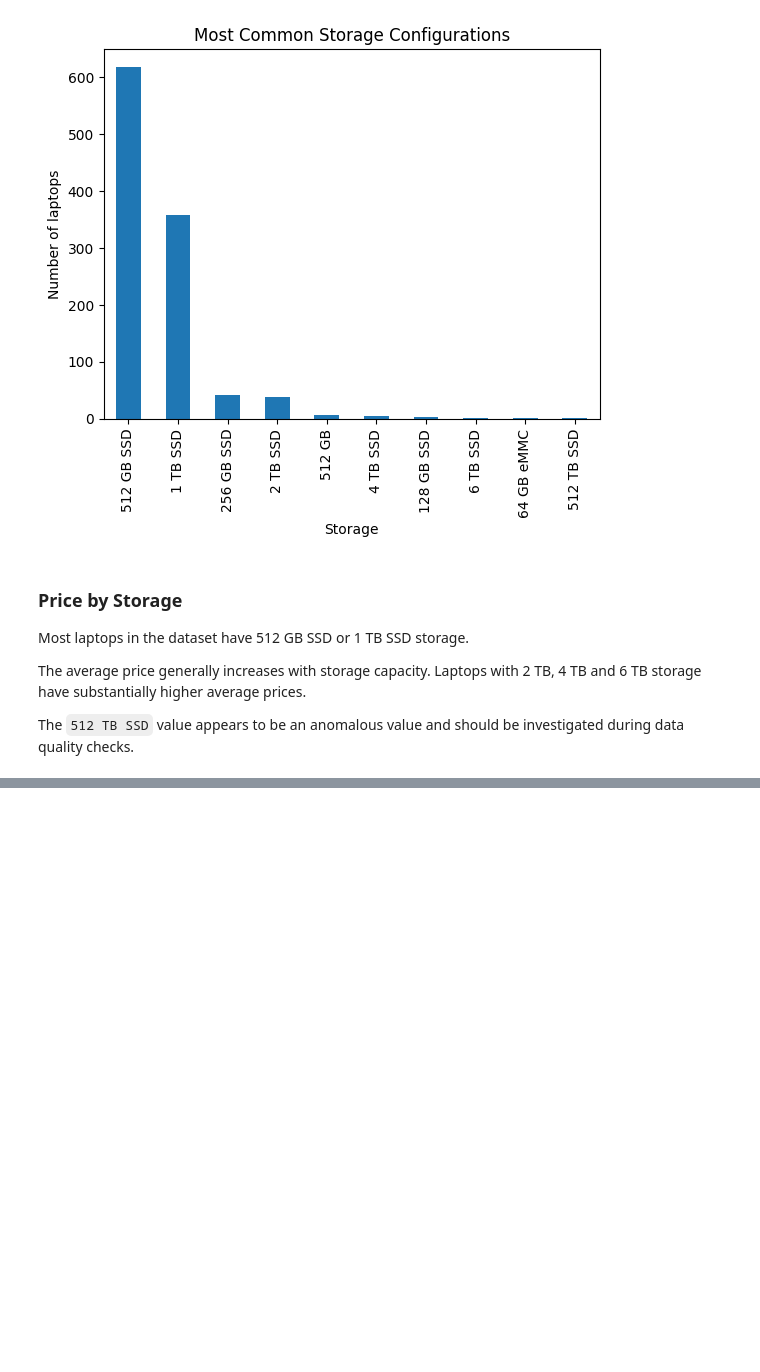
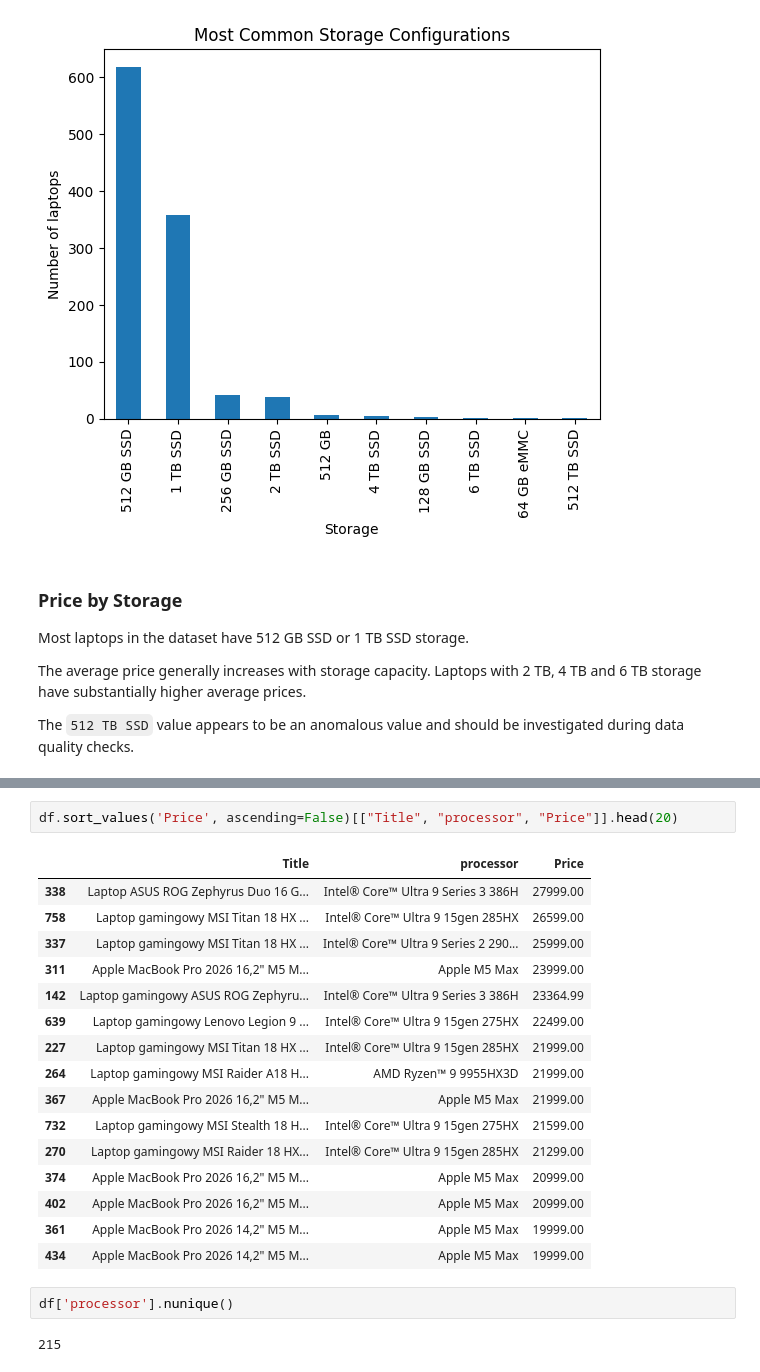
Before and after one commit to rishchuk/laptop-analysis, a Jupyter notebook: laptop_analysis.ipynb, the cells around one changed output, grey strips where cells are left out. Saved outputs shown, nothing was run; the diff lists cells and outputs as text; blank space fills up the shorter version.

```diff
--- a/laptop_analysis.ipynb
+++ b/laptop_analysis.ipynb
@@ -597,0 +661,23 @@ The `512 TB SSD` value appears to be an anomalous value and should be investigat
+# %%
+df.sort_values('Price', ascending=False)[["Title", "processor", "Price"]].head(20)
+# %% [output]
+|  | Title | processor | Price |
+| 338 | Laptop ASUS ROG Zephyrus Duo 16 G... | Intel® Core™ Ultra 9 Series 3 386H | 27999.00 |
+| 758 | Laptop gamingowy MSI Titan 18 HX ... | Intel® Core™ Ultra 9 15gen 285HX | 26599.00 |
+| 337 | Laptop gamingowy MSI Titan 18 HX ... | Intel® Core™ Ultra 9 Series 2 290... | 25999.00 |
+| 311 | Apple MacBook Pro 2026 16,2" M5 M... | Apple M5 Max | 23999.00 |
+| 142 | Laptop gamingowy ASUS ROG Zephyru... | Intel® Core™ Ultra 9 Series 3 386H | 23364.99 |
+| 639 | Laptop gamingowy Lenovo Legion 9 ... | Intel® Core™ Ultra 9 15gen 275HX | 22499.00 |
+| 227 | Laptop gamingowy MSI Titan 18 HX ... | Intel® Core™ Ultra 9 15gen 285HX | 21999.00 |
+| 264 | Laptop gamingowy MSI Raider A18 H... | AMD Ryzen™ 9 9955HX3D | 21999.00 |
+| 367 | Apple MacBook Pro 2026 16,2" M5 M... | Apple M5 Max | 21999.00 |
+| 732 | Laptop gamingowy MSI Stealth 18 H... | Intel® Core™ Ultra 9 15gen 275HX | 21599.00 |
+| 270 | Laptop gamingowy MSI Raider 18 HX... | Intel® Core™ Ultra 9 15gen 285HX | 21299.00 |
+| 374 | Apple MacBook Pro 2026 16,2" M5 M... | Apple M5 Max | 20999.00 |
+| 402 | Apple MacBook Pro 2026 16,2" M5 M... | Apple M5 Max | 20999.00 |
+| 361 | Apple MacBook Pro 2026 14,2" M5 M... | Apple M5 Max | 19999.00 |
+| 434 | Apple MacBook Pro 2026 14,2" M5 M... | Apple M5 Max | 19999.00 |
+# %%
+df['processor'].nunique()
+# %% [output]
+215
```
Also changed, not shown: parts of 7 cells of this notebook.
